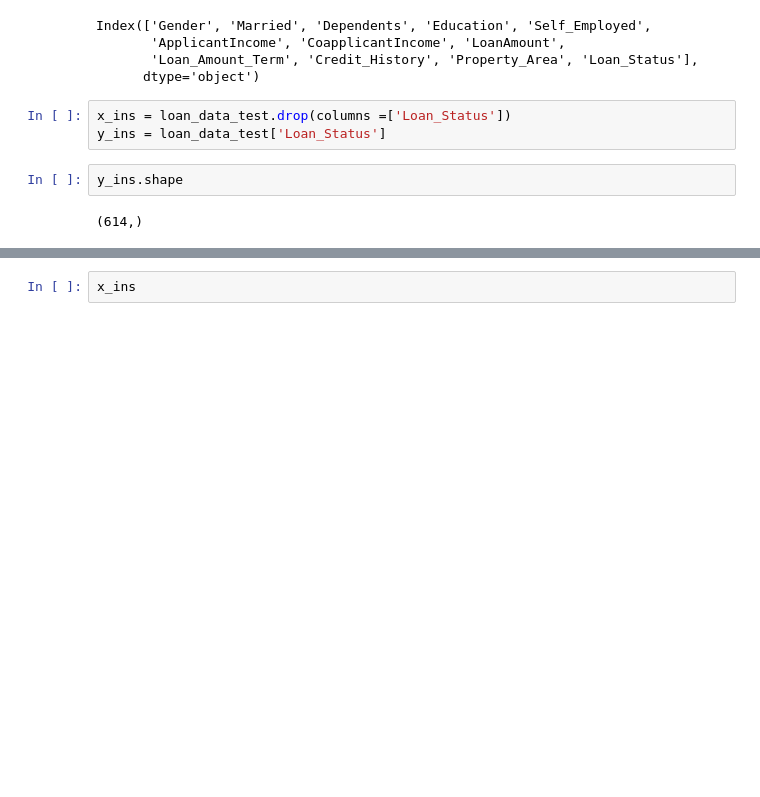
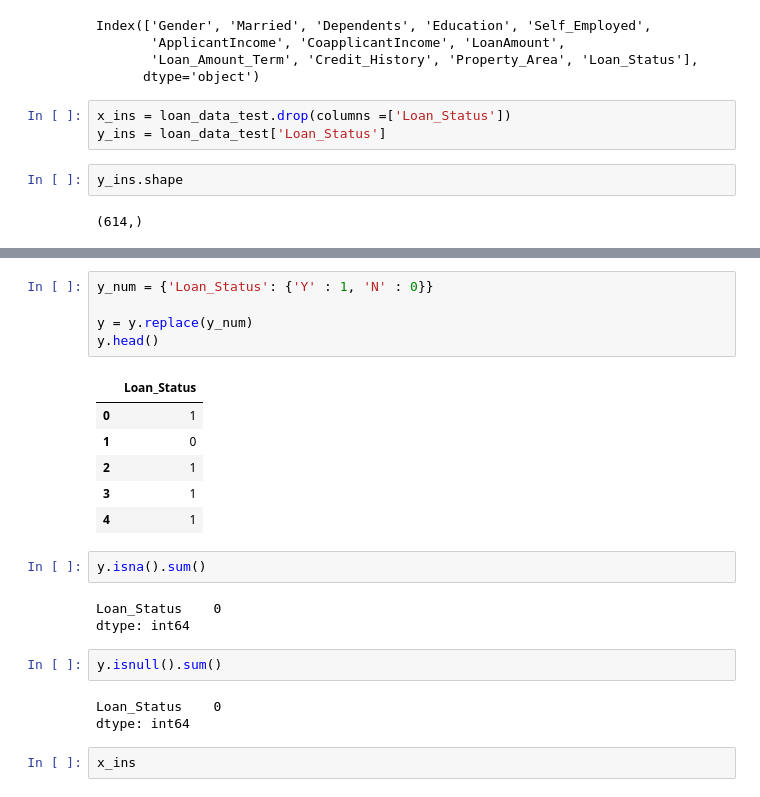
Before and after one commit to wessware/credit_worth_evaluation_ML_modelling, a Jupyter notebook: models/svm_single_instance_prediction.ipynb, the cells around one changed output, grey strips where cells are left out. Saved outputs shown, nothing was run; the diff lists cells and outputs as text; blank space fills up the shorter version.

```diff
--- a/models/svm_single_instance_prediction.ipynb
+++ b/models/svm_single_instance_prediction.ipynb
@@ -54,3 +72,25 @@ y_ins.shape
+# %%
+y_num = {'Loan_Status': {'Y' : 1, 'N' : 0}}
+
+y = y.replace(y_num)
+y.head()
+# %% [output]
+|  | Loan_Status |
+| 0 | 1 |
+| 1 | 0 |
+| 2 | 1 |
+| 3 | 1 |
+| 4 | 1 |
+# %%
+y.isna().sum()
+# %% [output]
+Loan_Status    0
+dtype: int64
+# %%
+y.isnull().sum()
+# %% [output]
+Loan_Status    0
+dtype: int64
 # %%
 x_ins
 # %% [output]
```
Also changed, not shown: parts of 23 cells of this notebook.
